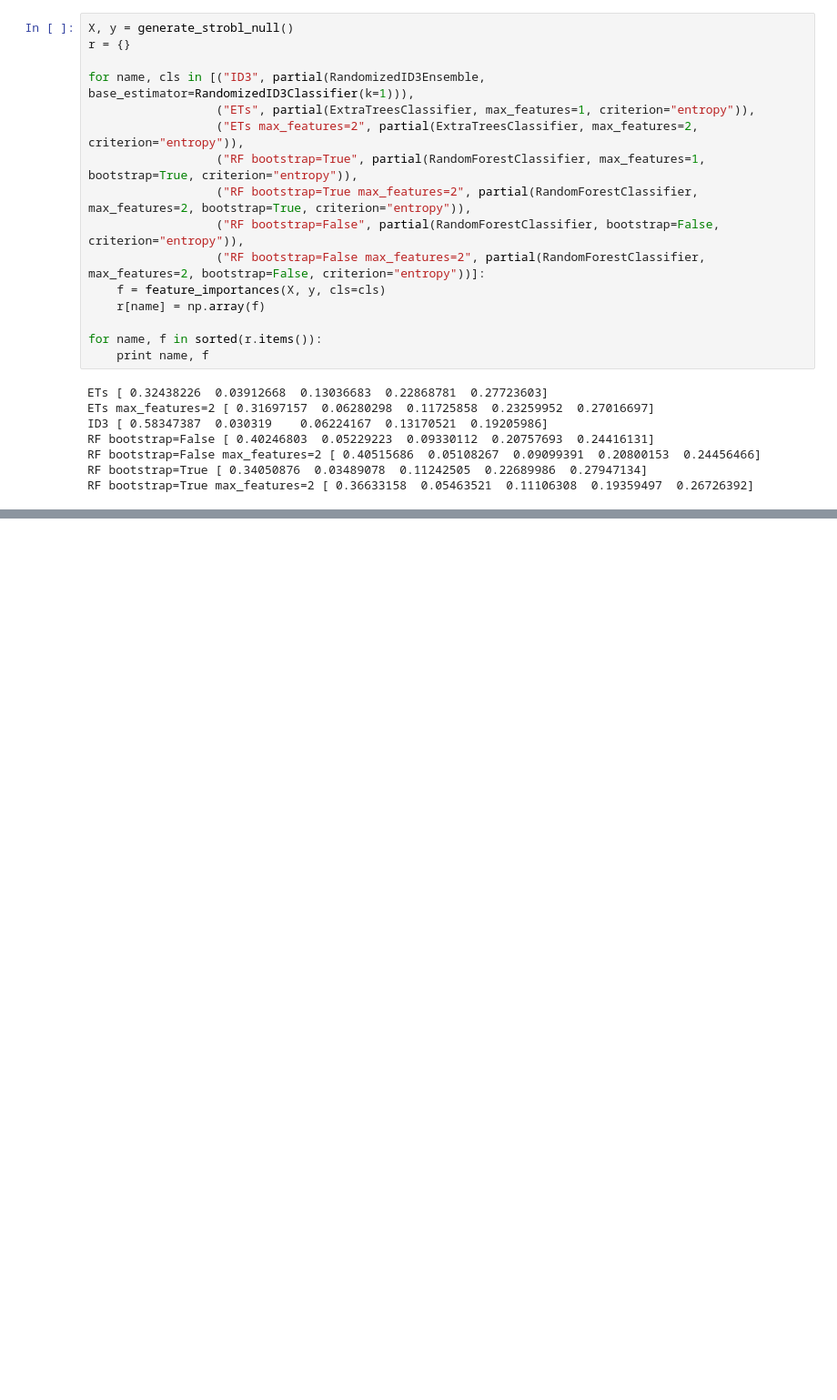
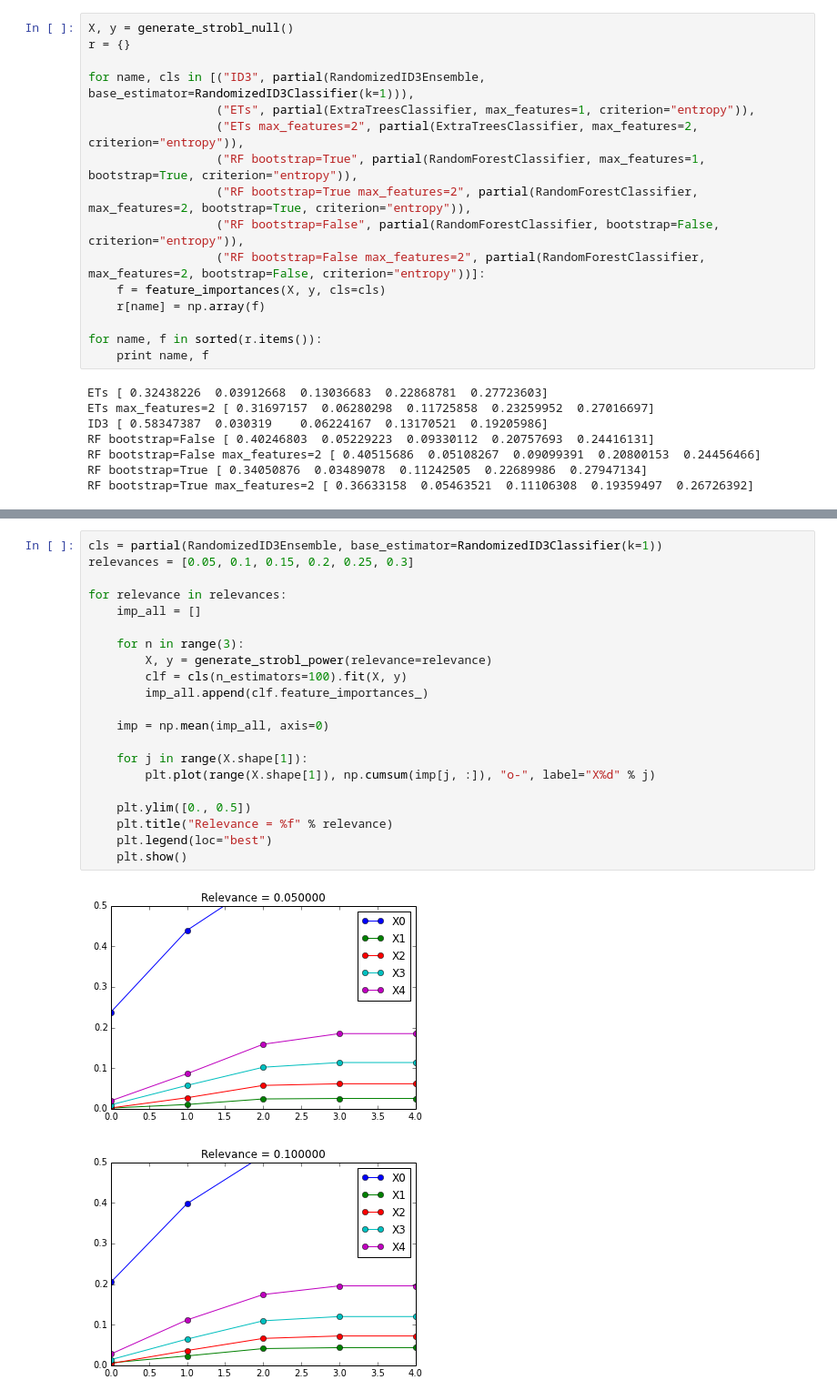
Before and after one commit to glouppe/phd-thesis, a Jupyter notebook: scripts/ch7_bias.ipynb, the cells around one changed output, grey strips where cells are left out. Shown at 91% size. Cells and saved outputs as stored; diff of their text form; blank space fills up the shorter version.

```diff
--- a/scripts/ch7_bias.ipynb
+++ b/scripts/ch7_bias.ipynb
@@ -188,0 +199,24 @@ for relevance in relevances:
+# %%
+cls = partial(RandomizedID3Ensemble, base_estimator=RandomizedID3Classifier(k=1))
+relevances = [0.05, 0.1, 0.15, 0.2, 0.25, 0.3]
+
+for relevance in relevances:
+    imp_all = []
+
+    for n in range(3):
+        X, y = generate_strobl_power(relevance=relevance)
+        clf = cls(n_estimators=100).fit(X, y)
+        imp_all.append(clf.feature_importances_)
+
+    imp = np.mean(imp_all, axis=0)
+
+    for j in range(X.shape[1]):
+        plt.plot(range(X.shape[1]), np.cumsum(imp[j, :]), "o-", label="X%d" % j)
+
+    plt.ylim([0., 0.5])
+    plt.title("Relevance = %f" % relevance)
+    plt.legend(loc="best")
+    plt.show()
+# %% [output]
+[figure, added]
+[figure, added]
```
Also changed, not shown: parts of 5 cells of this notebook, 1 other file.
